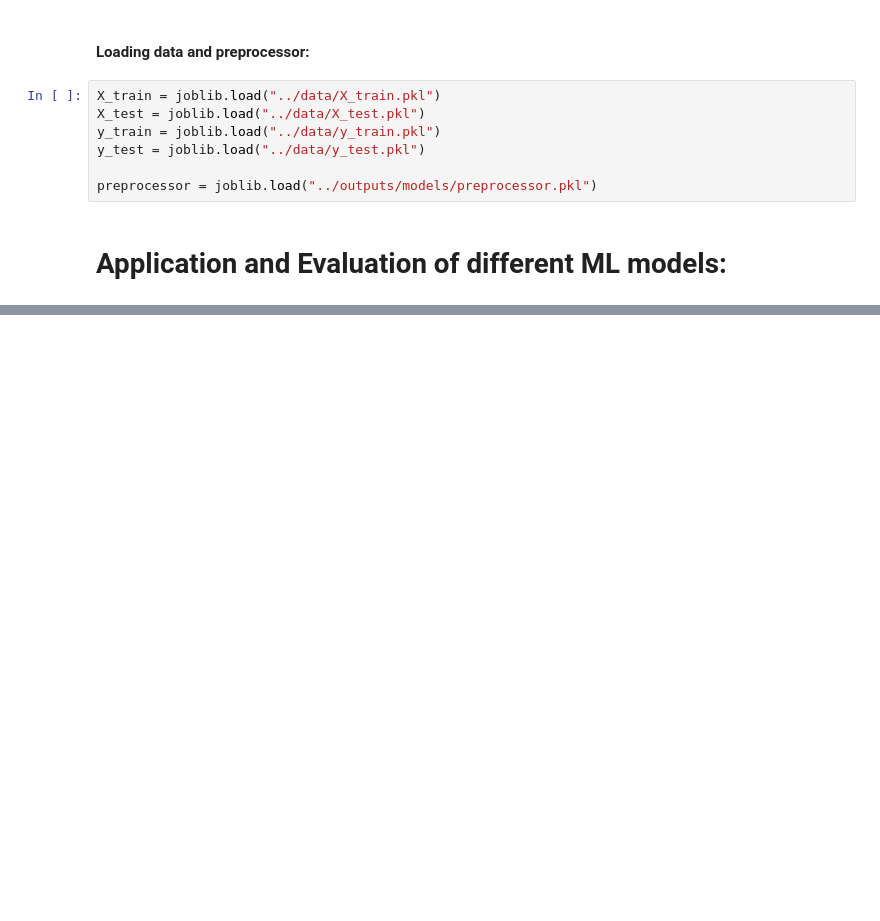
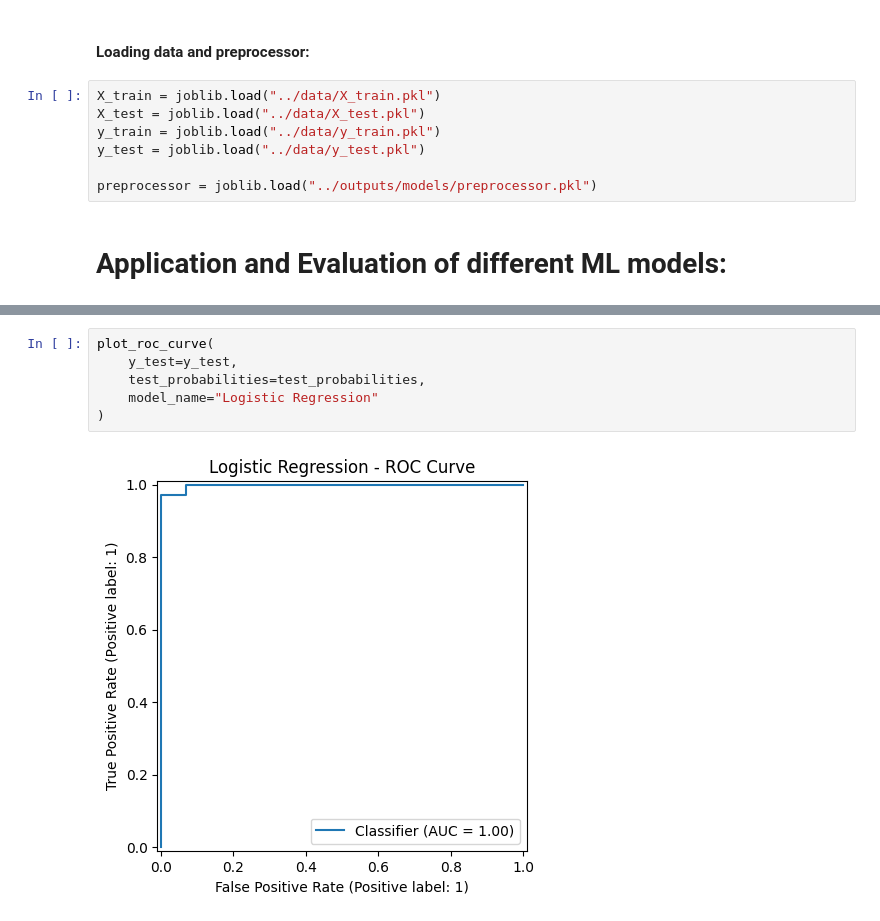
Before and after one commit to Sami-ur-Rehman1073/breast_cancer_prediction, a Jupyter notebook: notebooks/03_modeling.ipynb, the cells around one changed output, grey strips where cells are left out. Saved outputs shown, nothing was run; the diff lists cells and outputs as text; blank space fills up the shorter version.

```diff
--- a/notebooks/03_modeling.ipynb
+++ b/notebooks/03_modeling.ipynb
@@ -189,0 +477,8 @@ By looking at the comparison, I find out that there is no overfitting.
+# %%
+plot_roc_curve(
+    y_test=y_test,
+    test_probabilities=test_probabilities,
+    model_name="Logistic Regression"
+)
+# %% [output]
+[figure, added]
```
Also changed, not shown: parts of 113 cells of this notebook.
